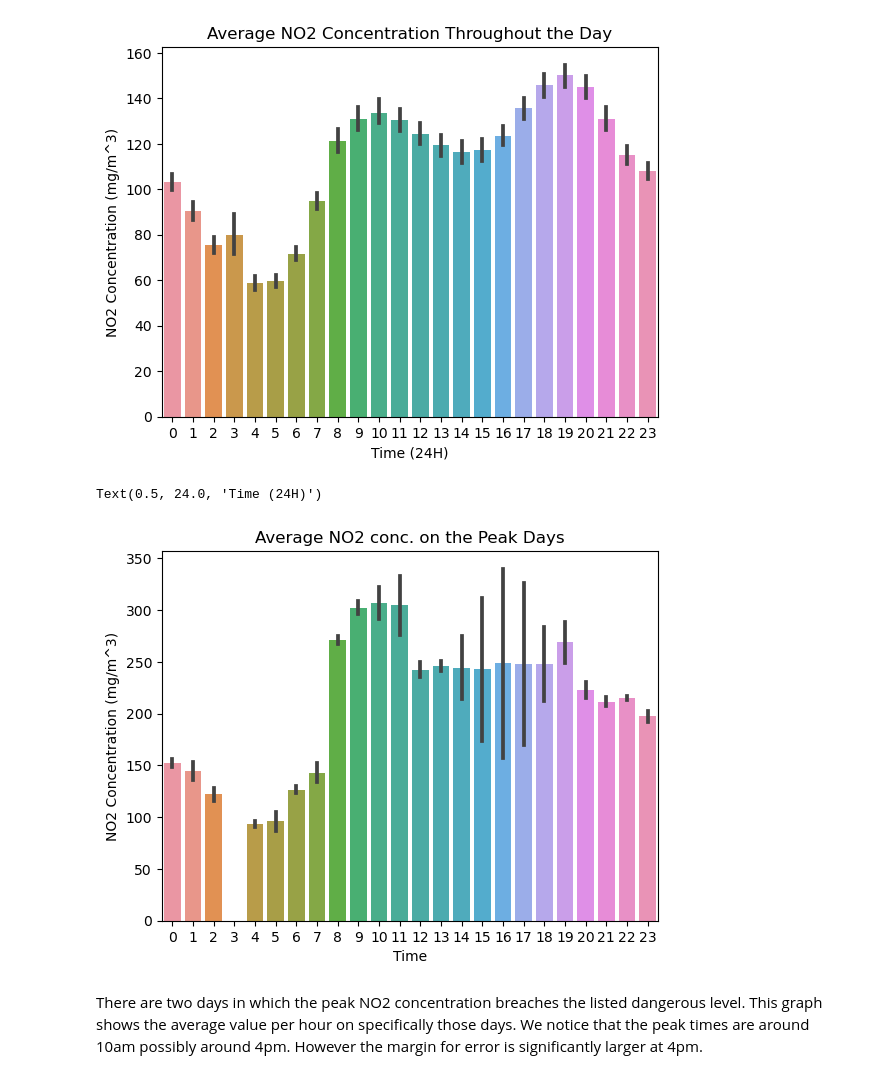
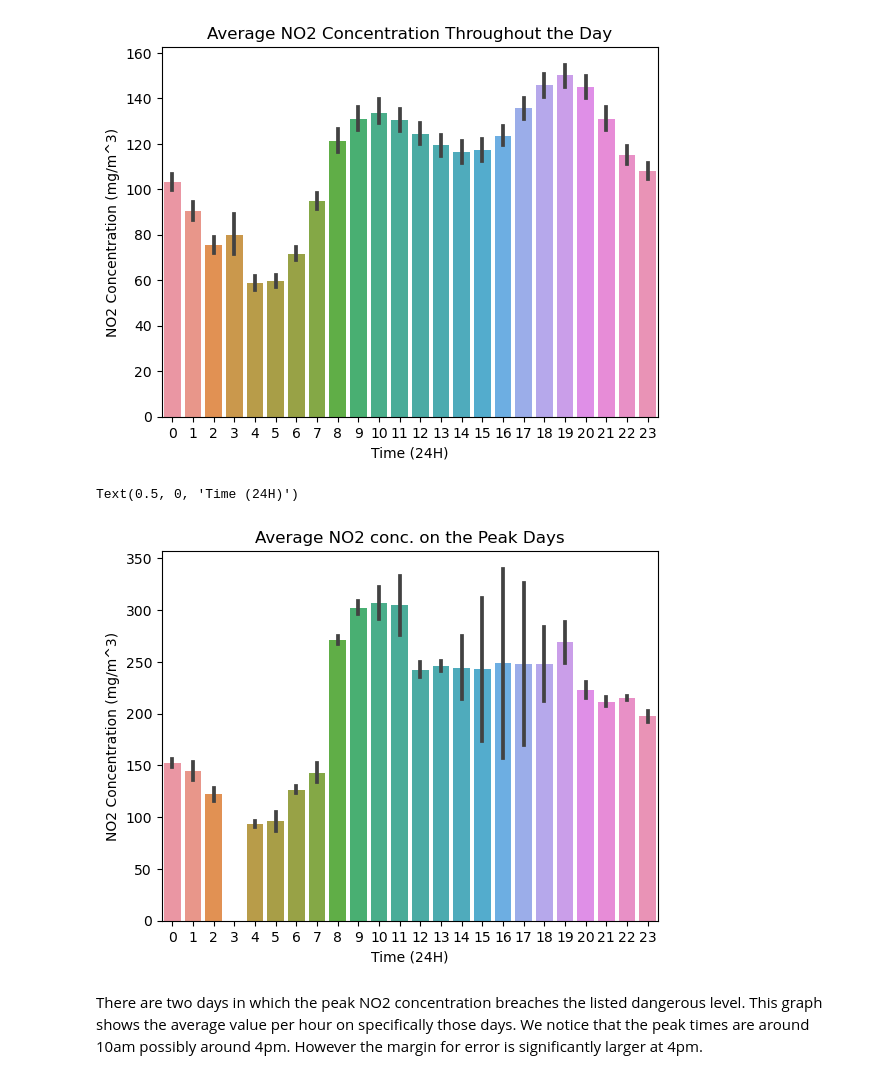
Before and after one commit to ubco-W2022T1-cosc301/project-group38, a Jupyter notebook: notebooks/analysis3.ipynb, the cells around one changed output. Saved outputs shown, nothing was run; the diff lists cells and outputs as text; code cells hidden in the pictures.

```diff
--- a/notebooks/analysis3.ipynb
+++ b/notebooks/analysis3.ipynb
@@ -98,12 +98,12 @@ Text(0.5, 0, 'Time (24H)')
 # %%
 immDays = getImmDays(data)
 immPlot = sns.barplot(data=immDays, x='Time', y='NO2(GT)')
 immPlot.set_title('Average NO2 conc. on the Peak Days')
 immPlot.set_ylabel('NO2 Concentration (mg/m^3)')
-timePlot.set_xlabel('Time (24H)')
+immPlot.set_xlabel('Time (24H)')
 # %% [output]
-Text(0.5, 24.0, 'Time (24H)')
+Text(0.5, 0, 'Time (24H)')
-[figure, old version]
+[figure, new version]
 # %% [markdown]
 There are two days in which the peak NO2 concentration breaches the listed dangerous level. This graph shows the average value per hour on specifically those days. We notice that the peak times are around 10am possibly around 4pm. However the margin for error is significantly larger at 4pm.
 # %% [markdown]
```
